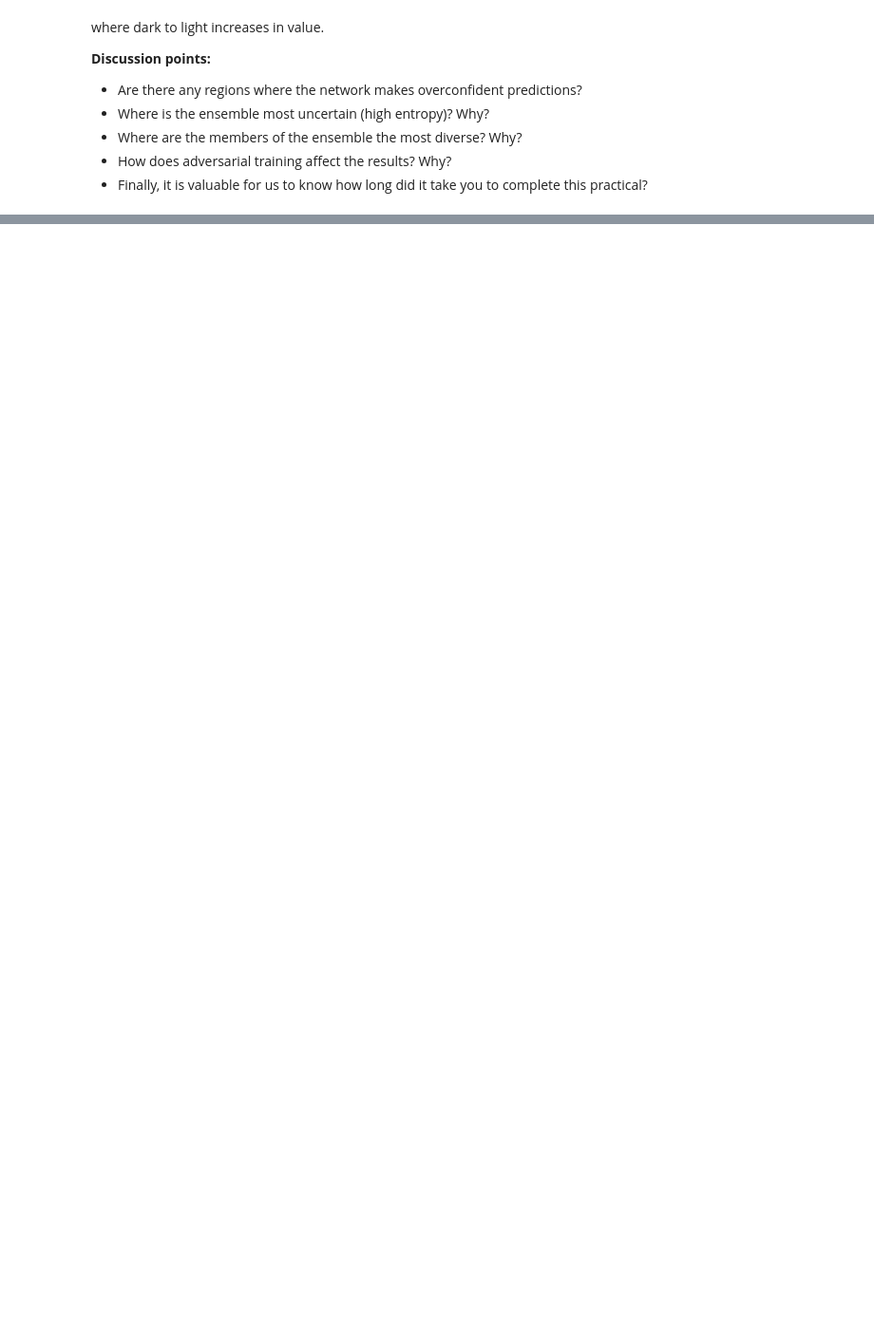
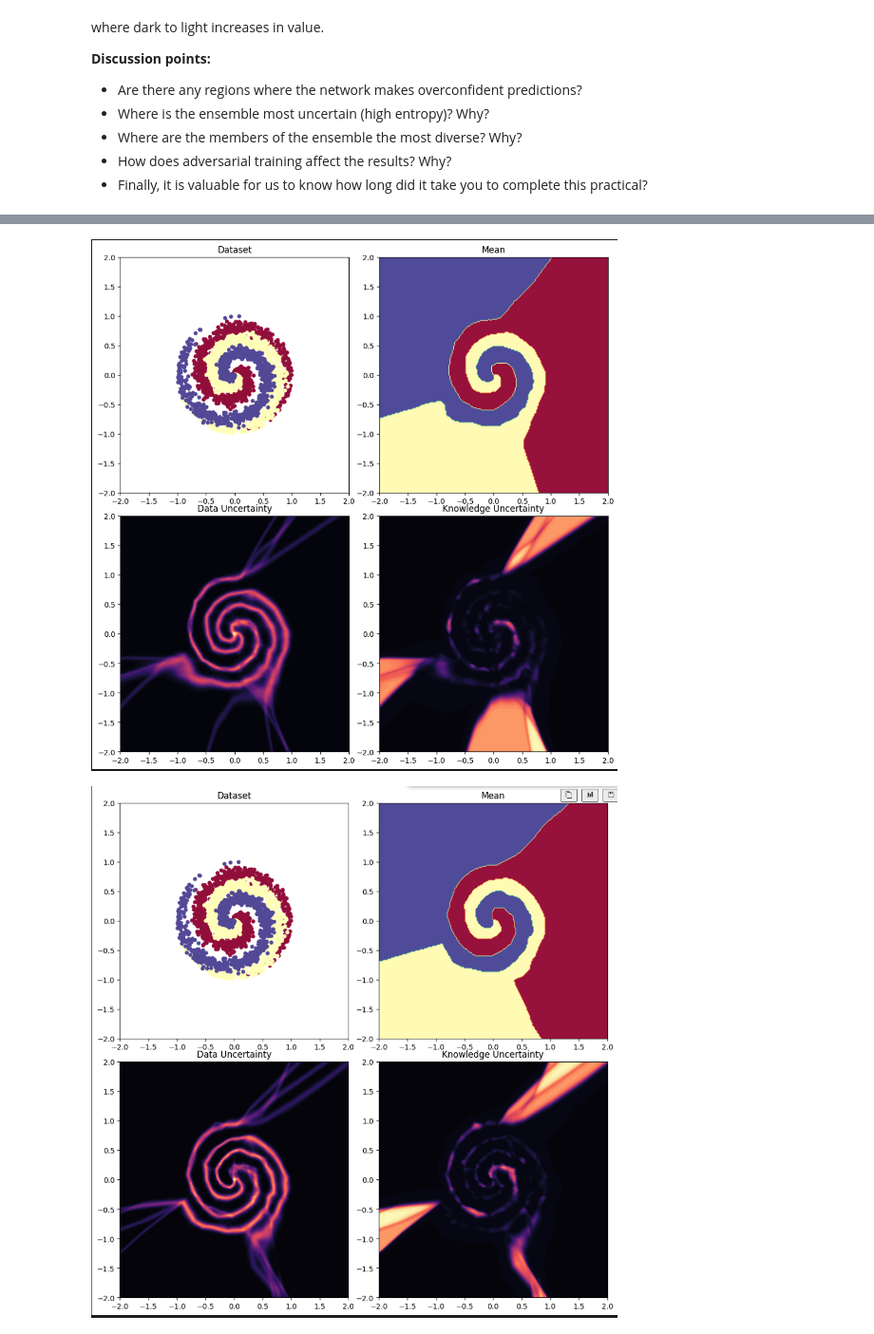
Before and after one commit to gawtamcr/probabilistic-deeplearning, a Jupyter notebook: Simple-and-Effective-Methods-for-Uncertainty-Estimation-master/PartI.ipynb, the cells around one changed output, grey strips where cells are left out. Shown at 95% size. Saved outputs shown, nothing was run; the diff lists cells and outputs as text; code cells hidden in the pictures; blank space fills up the shorter version.

```diff
--- a/Simple-and-Effective-Methods-for-Uncertainty-Estimation-master/PartI.ipynb
+++ b/Simple-and-Effective-Methods-for-Uncertainty-Estimation-master/PartI.ipynb
@@ -689,0 +670,7 @@ where dark to light increases in value.
+# %%
+from IPython.display import Image, display
+display(Image("with_at.png"))
+display(Image("without_at.png"))
+# %% [output]
+[figure, added]
+[figure, added]
```
Also changed, not shown: parts of 9 cells of this notebook, 22 other files.
